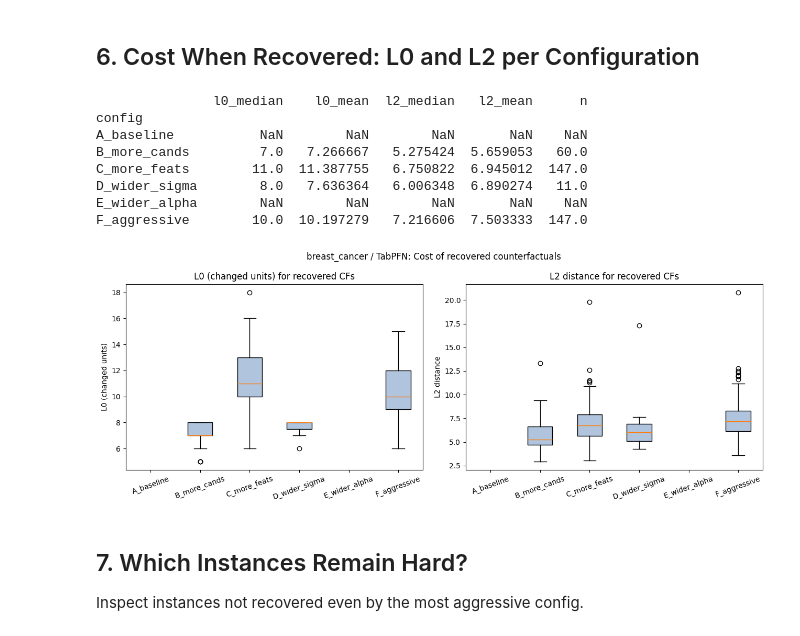
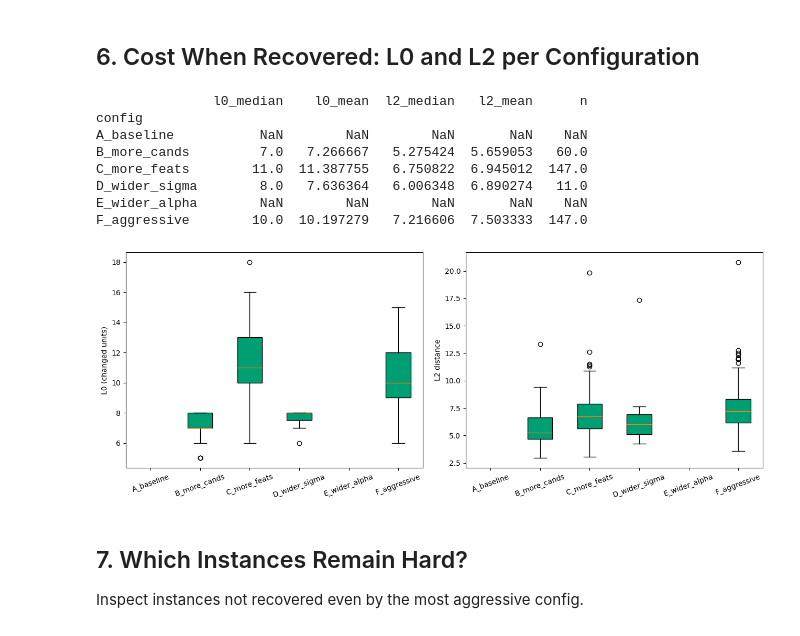
Before and after one commit to leonidaschristodoulou/cf-proposal, a Jupyter notebook: completness.ipynb, the cells around one changed output. Saved outputs shown, nothing was run; the diff lists cells and outputs as text; code cells hidden in the pictures.

```diff
--- a/completness.ipynb
+++ b/completness.ipynb
@@ -218,9 +218,30 @@ df_all = joblib.load(RESULTS_PATH)
 pace = df_all[df_all['method'] == 'pace'].copy()
 failed = pace[pace['status'] != 'ok'].copy()
 
-print(f"Total PACE instances: {len(pace)}")
-print(f"Failed (no_flip):     {len(failed)}  ({100*len(failed)/len(pace):.1f}%)")
+n_datasets = pace['dataset'].nunique()
+n_models   = pace['model'].nunique()
+n_seeds    = pace['seed'].nunique()
+n_factual  = 100
+expected_total = n_datasets * n_models * n_seeds * n_factual
+
+n_recorded = len(pace)
+n_missing  = expected_total - n_recorded   # crashed / never logged
+n_no_flip  = len(failed)
+n_total_fail = n_no_flip + n_missing
+n_ok       = len(pace[pace['status'] == 'ok'])
+
+print(f"Experiment design:  {n_datasets} datasets × {n_models} models × {n_seeds} seeds × {n_factual} factuals = {expected_total}")
+print(f"Rows in file:       {n_recorded}  (missing/never logged: {n_missing})")
+print(f"  status=ok:        {n_ok}   ({100*n_ok/expected_total:.1f}% of expected)")
+print(f"  status=no_flip:   {n_no_flip}  ({100*n_no_flip/expected_total:.1f}% of expected)")
+print(f"  missing entirely: {n_missing}   ({100*n_missing/expected_total:.1f}% of expected)")
+print(f"Total failures:     {n_total_fail} ({100*n_total_fail/expected_total:.1f}% of expected)")
 print()
-print("Failures by dataset + model:")
-print(failed.groupby(['dataset', 'model']).size().rename('count').reset_index().to_string(index=False))
+print("Failures (no_flip) by dataset + model:")
+total_by = pace.groupby(['dataset', 'model']).size().rename('total')
+fail_by  = failed.groupby(['dataset', 'model']).size().rename('no_flip')
+fail_tbl = pd.concat([fail_by, total_by], axis=1).dropna(subset=['no_flip'])
+fail_tbl['pct_of_recorded'] = (100 * fail_tbl['no_flip'] / fail_tbl['total']).round(1).astype(str) + '%'
+fail_tbl = fail_tbl.reset_index()[['dataset', 'model', 'no_flip', 'total', 'pct_of_recorded']]
+print(fail_tbl.to_string(index=False))
 # %% [output]
@@ -450,14 +624,15 @@ print(recovery.to_string())
 
 fig, ax = plt.subplots(figsize=(9, 4))
 x = np.arange(len(sweep_configs))
-bars = ax.bar(x, recovery['recovery_rate'] * 100, color='steelblue', edgecolor='k')
+bars = ax.bar(x, recovery['recovery_rate'] * 100, color='#009E73', edgecolor='k')
 ax.bar_label(bars, fmt='%.0f%%', padding=3)
 ax.set_xticks(x)
 ax.set_xticklabels([c['name'] for c in sweep_configs], rotation=20, ha='right')
 ax.set_ylabel('Recovery rate (%)')
-ax.set_title(f'PACE completeness: {TARGET_DATASET} / {TARGET_MODEL}\n(instances that originally had no_flip)')
+#ax.set_title(f'PACE completeness: {TARGET_DATASET} / {TARGET_MODEL}\n(instances that originally had no_flip)')
 ax.set_ylim(0, 110)
 plt.tight_layout()
+plt.savefig("real_recovery_rate.pdf", format="pdf", dpi=300, bbox_inches="tight")
 plt.show()
 # %% [output]
                recovered  total  recovery_rate
@@ -481,37 +656,38 @@ cost_summary = (
         l0_mean=('l0', 'mean'),
         l2_median=('l2', 'median'),
         l2_mean=('l2', 'mean'),
         n=('l0', 'count'),
     )
     .reindex([c['name'] for c in sweep_configs])
 )
 print(cost_summary.to_string())
 
 cfg_names = [c['name'] for c in sweep_configs]
 fig, axes = plt.subplots(1, 2, figsize=(13, 5))
 
 for ax, metric, label in zip(axes, ['l0', 'l2'], ['L0 (changed units)', 'L2 distance']):
     data_per_cfg = [found_df[found_df['config'] == name][metric].dropna().values for name in cfg_names]
     bp = ax.boxplot(data_per_cfg, labels=cfg_names, patch_artist=True)
     for patch in bp['boxes']:
-        patch.set_facecolor('lightsteelblue')
+        patch.set_facecolor('#009E73')
     ax.set_ylabel(label)
-    ax.set_title(f'{label} for recovered CFs')
+    #ax.set_title(f'{label} for recovered CFs')
     ax.tick_params(axis='x', rotation=20)
 
-plt.suptitle(f'{TARGET_DATASET} / {TARGET_MODEL}: Cost of recovered counterfactuals')
+#plt.suptitle(f'{TARGET_DATASET} / {TARGET_MODEL}: Cost of recovered counterfactuals')
 plt.tight_layout()
+plt.savefig("real_recovery_cost.pdf", format="pdf", dpi=300, bbox_inches="tight")
 plt.show()
 # %% [output]
                l0_median    l0_mean  l2_median   l2_mean      n
 config
 A_baseline           NaN        NaN        NaN       NaN    NaN
 B_more_cands         7.0   7.266667   5.275424  5.659053   60.0
 C_more_feats        11.0  11.387755   6.750822  6.945012  147.0
 D_wider_sigma        8.0   7.636364   6.006348  6.890274   11.0
 E_wider_alpha        NaN        NaN        NaN       NaN    NaN
 F_aggressive        10.0  10.197279   7.216606  7.503333  147.0
-[figure, old version]
+[figure, new version]
 # %% [markdown]
 ## 7. Which Instances Remain Hard?
 
```
Also changed, not shown: parts of 12 cells of this notebook, 5 other files.
